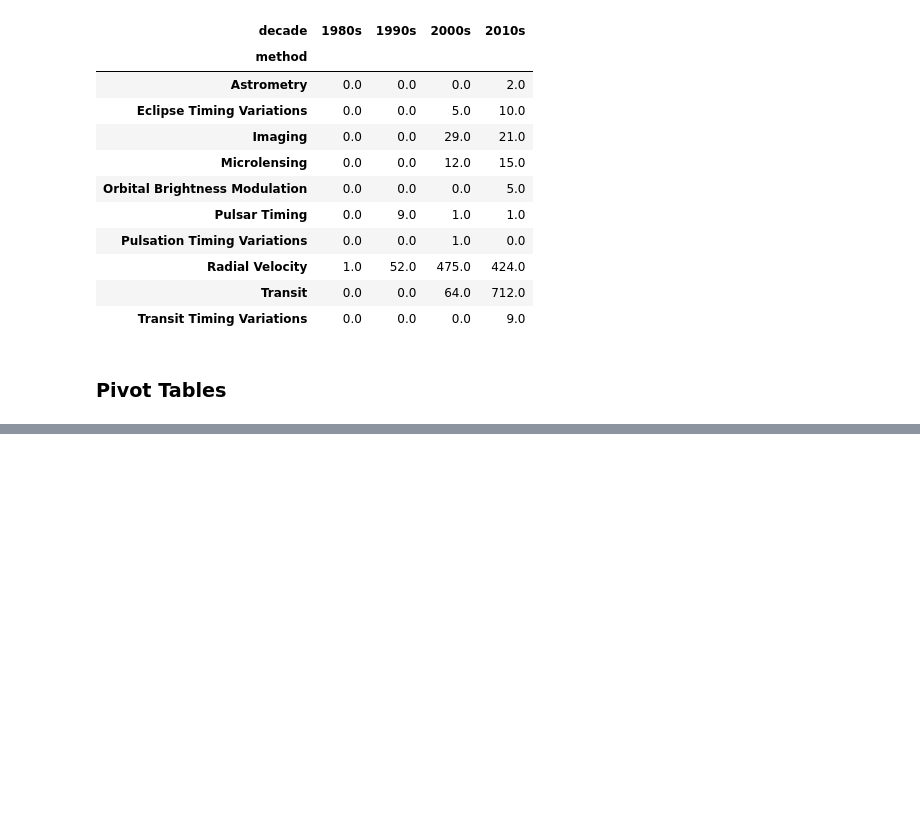
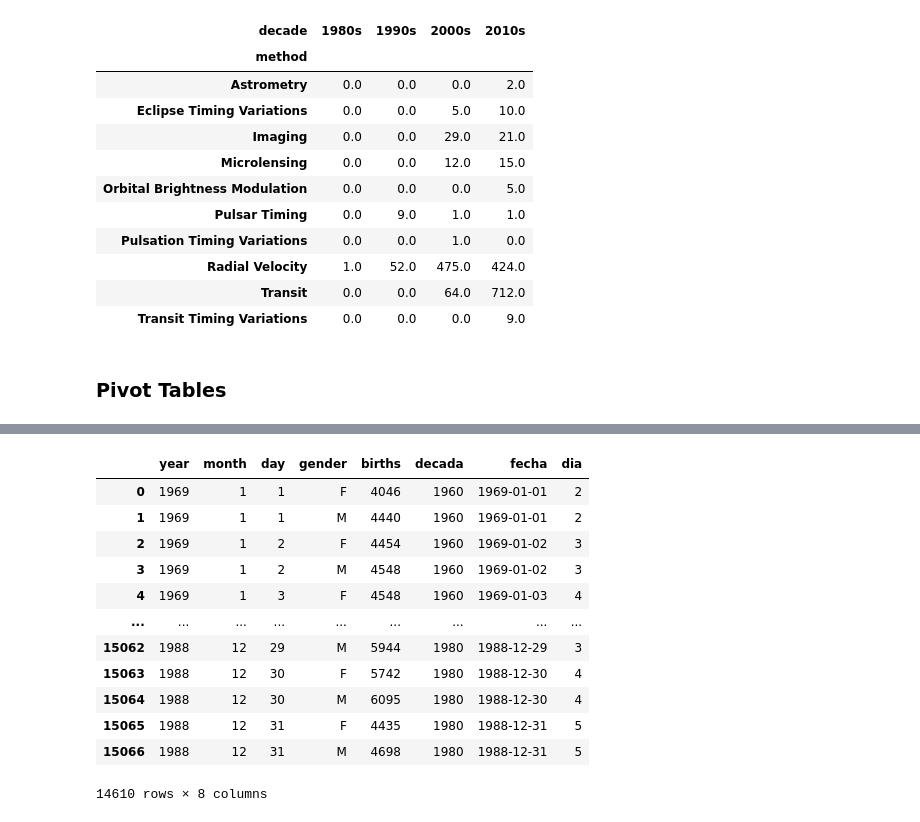
Before and after one commit to WilderGitHub/MCD, a Jupyter notebook: I. 01 Introducción Ciencia de Datos/EstamosPracticandoPalExamen.ipynb, the cells around one changed output, grey strips where cells are left out. Drawn from its saved outputs; the diff is of its cells as text; code cells hidden in the pictures; blank space fills up the shorter version.

```diff
--- a/I. 01 Introducción Ciencia de Datos/EstamosPracticandoPalExamen.ipynb
+++ b/I. 01 Introducción Ciencia de Datos/EstamosPracticandoPalExamen.ipynb
@@ -1120,0 +1242,17 @@ planetas.groupby(['method', decade])['number'].sum().unstack().fillna(0)
+# %%
+nacimientos['dia']=nacimientos['fecha'].dt.dayofweek
+nacimientos
+# %% [output]
+|  | year | month | day | gender | births | decada | fecha | dia |
+| 0 | 1969 | 1 | 1 | F | 4046 | 1960 | 1969-01-01 | 2 |
+| 1 | 1969 | 1 | 1 | M | 4440 | 1960 | 1969-01-01 | 2 |
+| 2 | 1969 | 1 | 2 | F | 4454 | 1960 | 1969-01-02 | 3 |
+| 3 | 1969 | 1 | 2 | M | 4548 | 1960 | 1969-01-02 | 3 |
+| 4 | 1969 | 1 | 3 | F | 4548 | 1960 | 1969-01-03 | 4 |
+| ... | ... | ... | ... | ... | ... | ... | ... | ... |
+| 15062 | 1988 | 12 | 29 | M | 5944 | 1980 | 1988-12-29 | 3 |
+| 15063 | 1988 | 12 | 30 | F | 5742 | 1980 | 1988-12-30 | 4 |
+| 15064 | 1988 | 12 | 30 | M | 6095 | 1980 | 1988-12-30 | 4 |
+| 15065 | 1988 | 12 | 31 | F | 4435 | 1980 | 1988-12-31 | 5 |
+| 15066 | 1988 | 12 | 31 | M | 4698 | 1980 | 1988-12-31 | 5 |
+14610 rows × 8 columns
```
Also changed, not shown: parts of 14 cells of this notebook, 3 other files.
